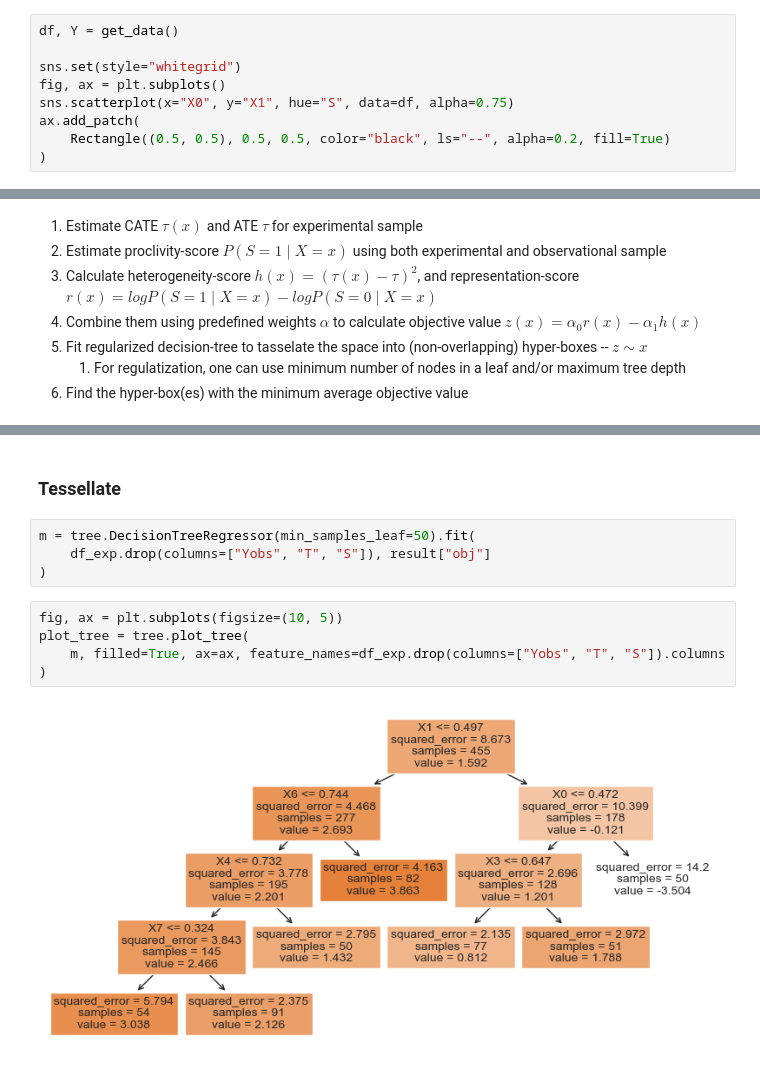
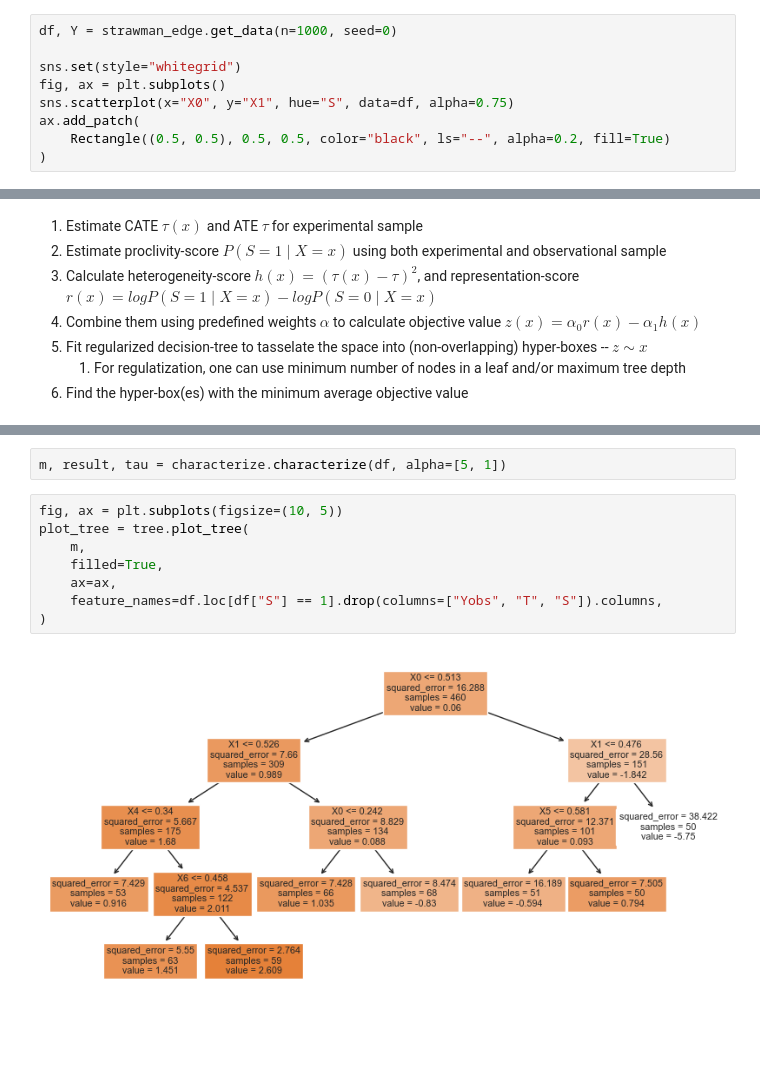
Before and after one commit to harsh-parikh/fuse, a Jupyter notebook: characterize_match.ipynb, the cells around one changed output, grey strips where cells are left out. Drawn from its saved outputs; the diff is of its cells as text; blank space fills up the shorter version.

```diff
--- a/characterize_match.ipynb
+++ b/characterize_match.ipynb
@@ -56,5 +24,5 @@ def get_data(n=1000, seed=10240):
 # %%
-df, Y = get_data()
+df, Y = strawman_edge.get_data(n=1000, seed=0)
 
 sns.set(style="whitegrid")
 fig, ax = plt.subplots()
@@ -121,13 +45,12 @@ result["obj"] = alpha[0] * result["r"] - alpha[1] * result["h"]
-# %% [markdown]
-### Tessellate
-# %%
-m = tree.DecisionTreeRegressor(min_samples_leaf=50).fit(
-    df_exp.drop(columns=["Yobs", "T", "S"]), result["obj"]
-)
+# %%
+m, result, tau = characterize.characterize(df, alpha=[5, 1])
 # %%
 fig, ax = plt.subplots(figsize=(10, 5))
 plot_tree = tree.plot_tree(
-    m, filled=True, ax=ax, feature_names=df_exp.drop(columns=["Yobs", "T", "S"]).columns
+    m,
+    filled=True,
+    ax=ax,
+    feature_names=df.loc[df["S"] == 1].drop(columns=["Yobs", "T", "S"]).columns,
 )
 # %% [output]
-[figure, old version]
+[figure, new version]
```
Also changed, not shown: parts of 11 cells of this notebook, 3 other files.
